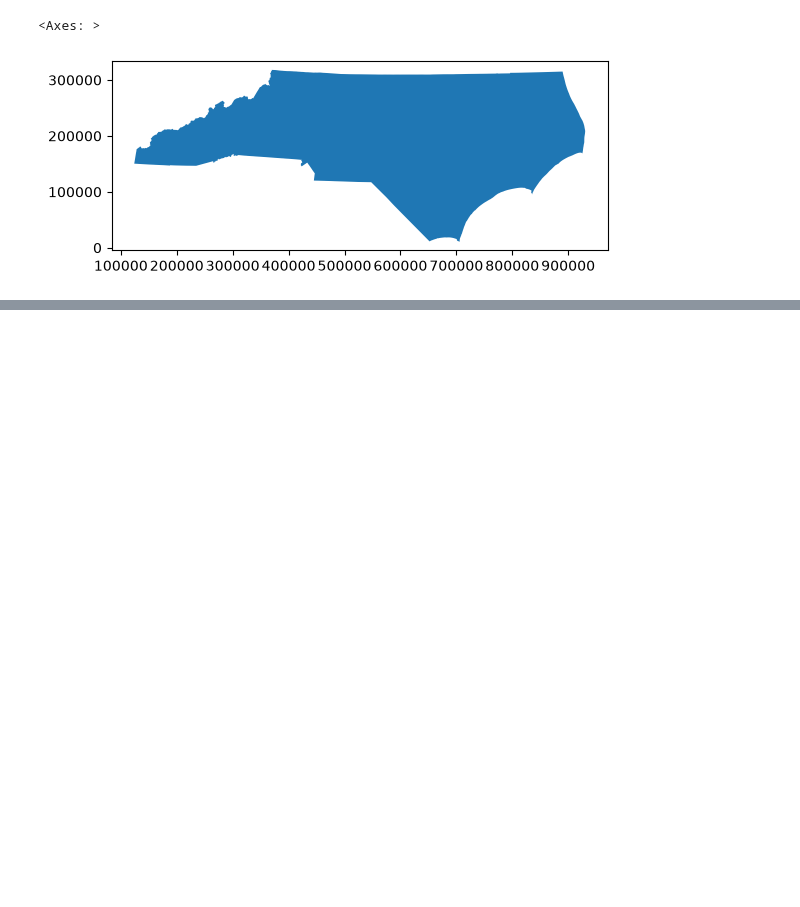
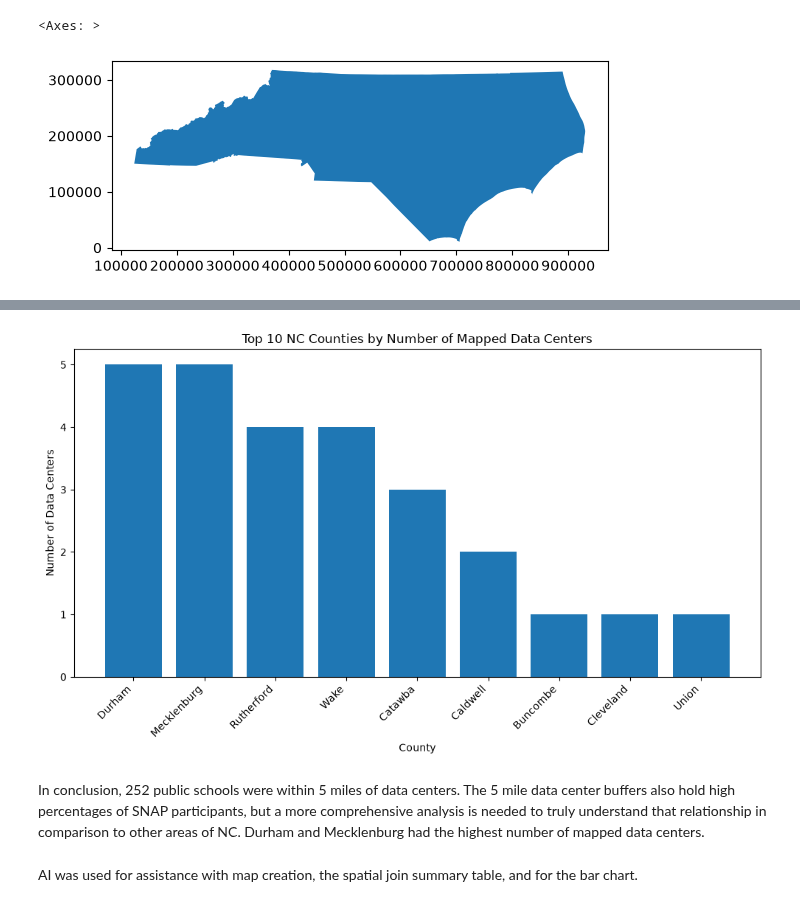
Before and after one commit to carodeg/geog592-carodeg, a Jupyter notebook: homework/week07/Assignment.ipynb, the cells around one changed output, grey strips where cells are left out. Saved outputs shown, nothing was run; the diff lists cells and outputs as text; code cells hidden in the pictures; blank space fills up the shorter version.

```diff
--- a/homework/week07/Assignment.ipynb
+++ b/homework/week07/Assignment.ipynb
@@ -390,0 +422,9 @@ plt.show()
+# %%
+county_col = "County"
+
+dc_counties = gpd.sjoin(
+    data_centers,
+    counties[[county_col, "geometry"]],
+    how="left",
+    predicate="within"
+)
@@ -390,0 +501,24 @@ plt.show()
+# %%
+#Making a bar chart of the top 10 counties with the most data centers
+top_counties = dc_counts.head(10)
+
+plt.figure(figsize=(10, 6))
+
+plt.bar(
+    top_counties[county_col],
+    top_counties["data_center_count"]
+)
+
+plt.xlabel("County")
+plt.ylabel("Number of Data Centers")
+plt.title("Top 10 NC Counties by Number of Mapped Data Centers")
+
+plt.xticks(rotation=45, ha="right")
+plt.tight_layout()
+plt.show()
+# %% [output]
+[figure, added]
+# %% [markdown]
+In conclusion, 252 public schools were within 5 miles of data centers. The 5 mile data center buffers also hold high percentages of SNAP participants, but a more comprehensive analysis is needed to truly understand that relationship in comparison to other areas of NC. Durham and Mecklenburg had the highest number of mapped data centers.
+# %% [markdown]
+AI was used for assistance with map creation, the spatial join summary table, and for the bar chart.
```
Also changed, not shown: parts of 31 cells of this notebook.
